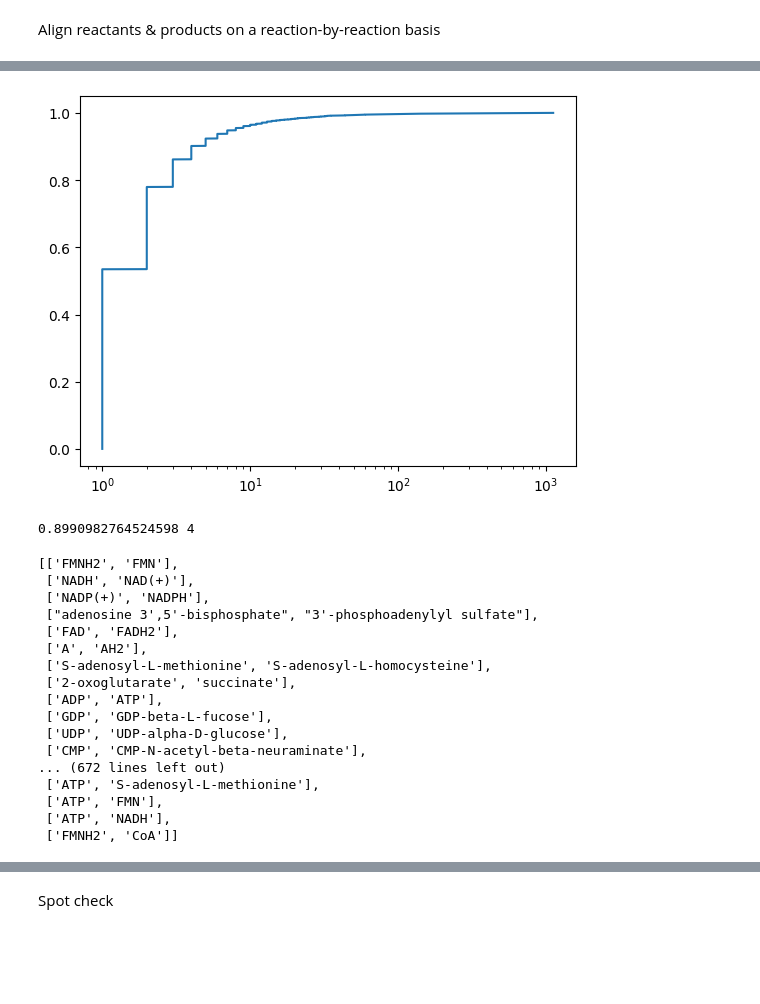
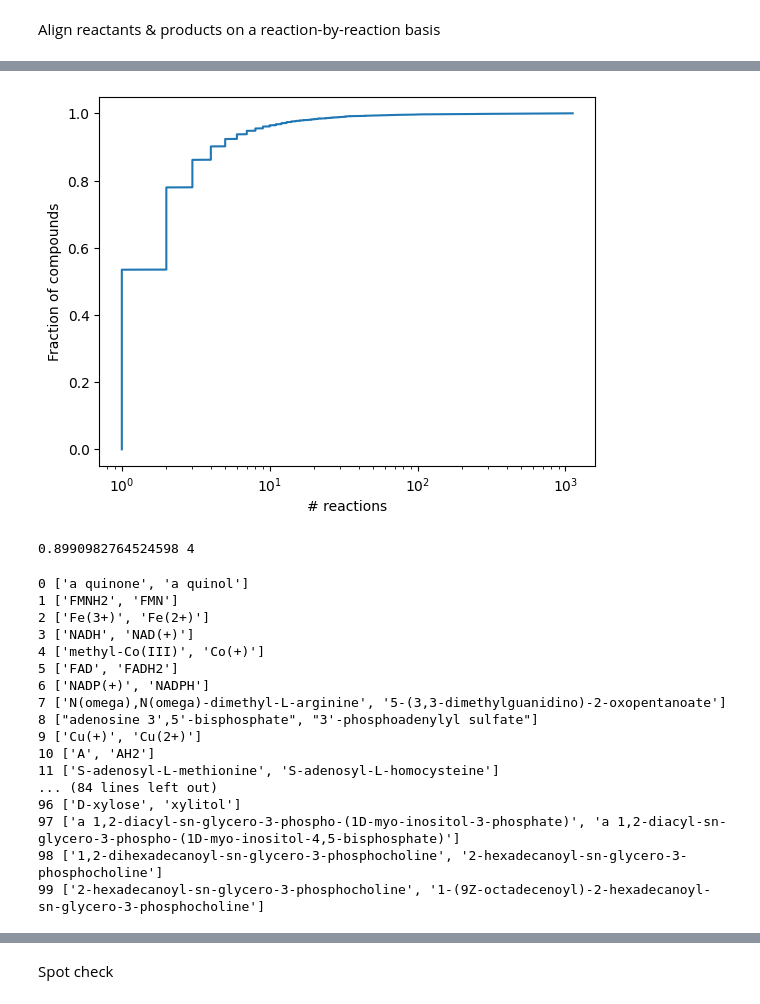
Before and after one commit to stefanpate/krxns, a Jupyter notebook: notebooks/initial_kr_network_analysis.ipynb, the cells around one changed output, grey strips where cells are left out. Drawn from its saved outputs; the diff is of its cells as text; code cells hidden in the pictures; blank space fills up the shorter version.

```diff
--- a/notebooks/initial_kr_network_analysis.ipynb
+++ b/notebooks/initial_kr_network_analysis.ipynb
@@ -343,35 +413,43 @@ srt_jaccards = [id2jaccard[id] for id in srt_cofactor_pairs]
 # %%
+# Plot cdf of occurrence of cpds in rxns
+
 ep = 1e-3
 thresh = 0.9
 srt_cpd_rxn_cts = sorted(rxns_per_cpd.values(), reverse=False)
 cdf = np.arange(1, len(srt_cpd_rxn_cts) + 1) / len(srt_cpd_rxn_cts)
 idx = np.where(abs(cdf - thresh) < ep)[0][0]
 plt.plot(srt_cpd_rxn_cts, cdf)
 plt.xscale('log')
+plt.xlabel('# reactions')
+plt.ylabel('Fraction of compounds')
 plt.show()
 print(cdf[idx], srt_cpd_rxn_cts[idx])
 # %% [output]
-[figure, old version]
+[figure, new version]
 0.8990982764524598 4
 # %%
-thresh = 30
+thresh_n_rxns = 5
+k_top_pairs = 30
 
-[[known_compounds[id]['name'] for id in pair] for pair in srt_cofactor_pairs if all([rxns_per_cpd[id] > thresh for id in pair])]
+top_names = [[known_compounds[id]['name'] for id in pair] for pair in srt_cofactor_pairs if all([rxns_per_cpd[id] > thresh_n_rxns for id in pair])][:100]
+
+for i, elt in enumerate(top_names):
+    print(i, elt)
 # %% [output]
-[['FMNH2', 'FMN'],
- ['NADH', 'NAD(+)'],
- ['NADP(+)', 'NADPH'],
- ["adenosine 3',5'-bisphosphate", "3'-phosphoadenylyl sulfate"],
- ['FAD', 'FADH2'],
- ['A', 'AH2'],
- ['S-adenosyl-L-methionine', 'S-adenosyl-L-homocysteine'],
- ['2-oxoglutarate', 'succinate'],
- ['ADP', 'ATP'],
- ['GDP', 'GDP-beta-L-fucose'],
- ['UDP', 'UDP-alpha-D-glucose'],
- ['CMP', 'CMP-N-acetyl-beta-neuraminate'],
-... (672 lines left out)
- ['ATP', 'S-adenosyl-L-methionine'],
- ['ATP', 'FMN'],
- ['ATP', 'NADH'],
- ['FMNH2', 'CoA']]
+0 ['a quinone', 'a quinol']
+1 ['FMNH2', 'FMN']
+2 ['Fe(3+)', 'Fe(2+)']
+3 ['NADH', 'NAD(+)']
+4 ['methyl-Co(III)', 'Co(+)']
+5 ['FAD', 'FADH2']
+6 ['NADP(+)', 'NADPH']
+7 ['N(omega),N(omega)-dimethyl-L-arginine', '5-(3,3-dimethylguanidino)-2-oxopentanoate']
+8 ["adenosine 3',5'-bisphosphate", "3'-phosphoadenylyl sulfate"]
+9 ['Cu(+)', 'Cu(2+)']
+10 ['A', 'AH2']
+11 ['S-adenosyl-L-methionine', 'S-adenosyl-L-homocysteine']
+... (84 lines left out)
+96 ['D-xylose', 'xylitol']
+97 ['a 1,2-diacyl-sn-glycero-3-phospho-(1D-myo-inositol-3-phosphate)', 'a 1,2-diacyl-sn-glycero-3-phospho-(1D-myo-inositol-4,5-bisphosphate)']
+98 ['1,2-dihexadecanoyl-sn-glycero-3-phosphocholine', '2-hexadecanoyl-sn-glycero-3-phosphocholine']
+99 ['2-hexadecanoyl-sn-glycero-3-phosphocholine', '1-(9Z-octadecenoyl)-2-hexadecanoyl-sn-glycero-3-phosphocholine']
```
Also changed, not shown: parts of 25 cells of this notebook, 1 other file.
